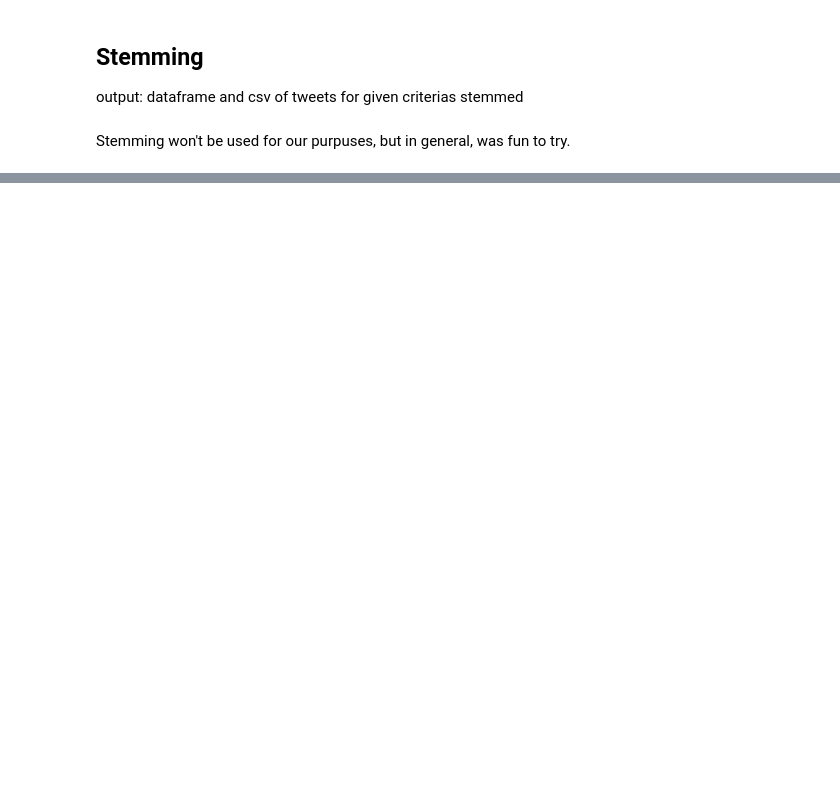
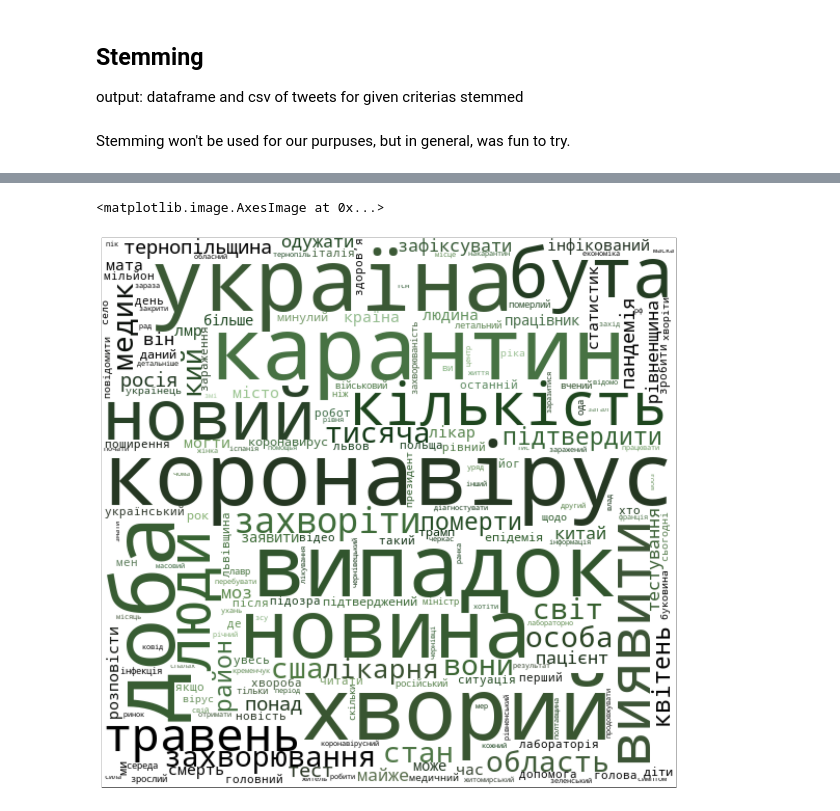
Before and after one commit to tiredwaffle/tweets_analysis, a Jupyter notebook: preprocessing.ipynb, the cells around one changed output, grey strips where cells are left out. Drawn from its saved outputs; the diff is of its cells as text; code cells hidden in the pictures; blank space fills up the shorter version.

```diff
--- a/preprocessing.ipynb
+++ b/preprocessing.ipynb
@@ -167,0 +215,14 @@ df.to_csv(topic + "_stemmed", sep=',')
+# %%
+char_mask = np.array(Image.open("v3.png"))
+image_colors = ImageColorGenerator(char_mask)
+
+words = ' '.join([i[1] for i in freq_r[:200]])
+
+wc = WordCloud(background_color="white", max_words=200, width=1000, height=1000, mask=char_mask, random_state=1).generate(words)
+plt.figure(figsize=(20,20))
+plt.xticks([])
+plt.yticks([])
+plt.imshow(wc.recolor(color_func=image_colors))
+# %% [output]
+<matplotlib.image.AxesImage at 0x...>
+[figure, added]
```
Also changed, not shown: parts of 18 cells of this notebook.
